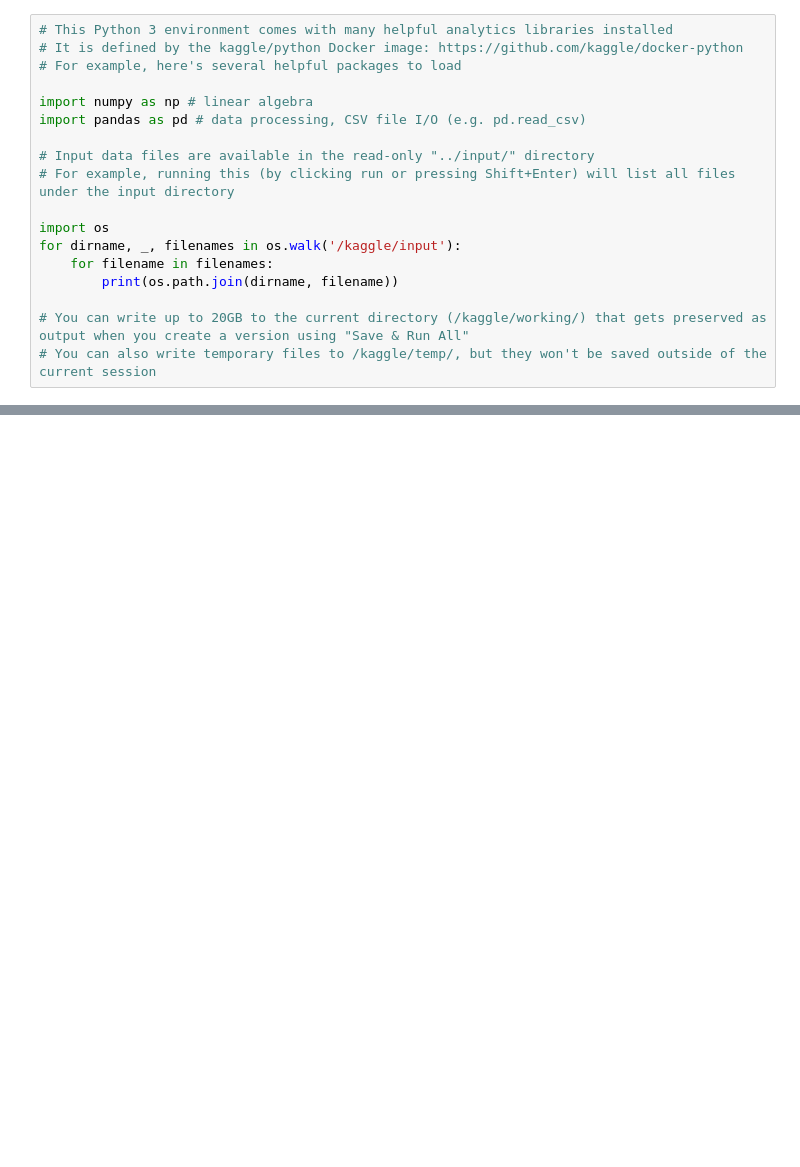
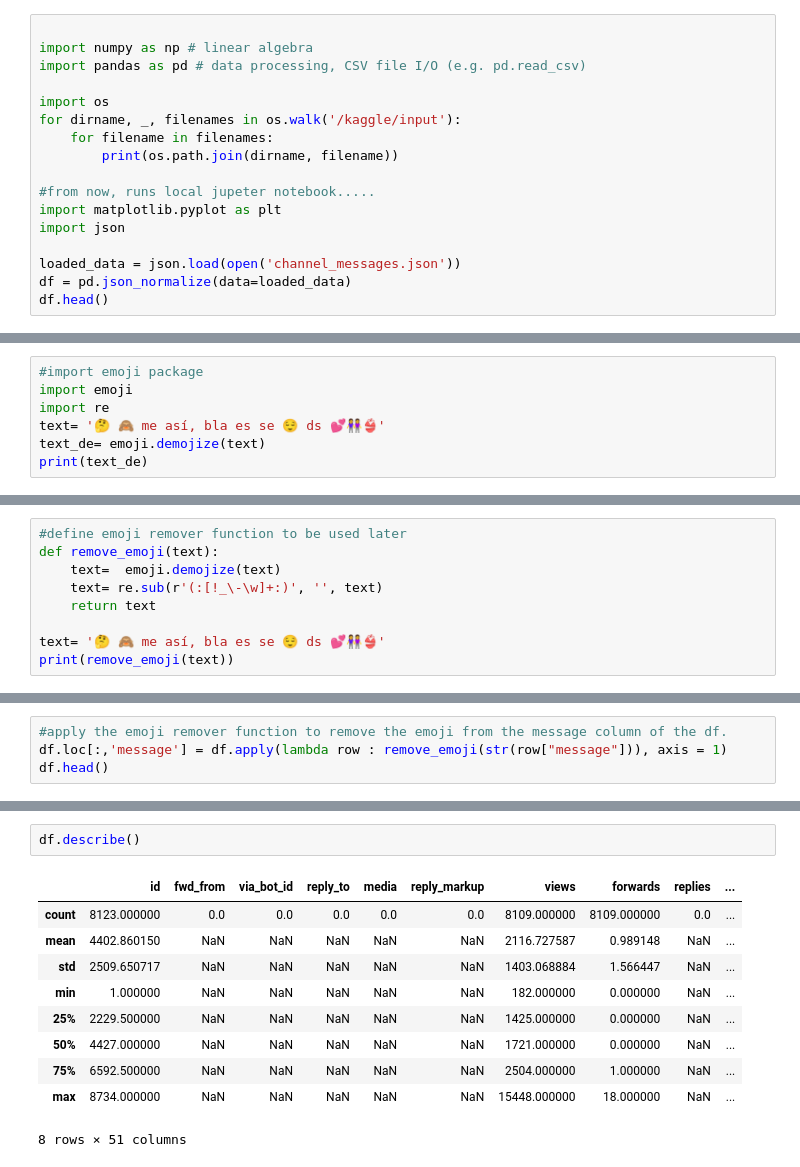
Before and after one commit to grzaini/House-Price-Analysis, a Jupyter notebook: zamin-data.ipynb, the cells around one changed output, grey strips where cells are left out. Cells and saved outputs as stored; diff of their text form; blank space fills up the shorter version.

```diff
--- a/zamin-data.ipynb
+++ b/zamin-data.ipynb
@@ -1,18 +1,17 @@
 # %%
-# This Python 3 environment comes with many helpful analytics libraries installed
-# It is defined by the kaggle/python Docker image: https://github.com/kaggle/docker-python
-# For example, here's several helpful packages to load
 
 import numpy as np # linear algebra
 import pandas as pd # data processing, CSV file I/O (e.g. pd.read_csv)
-
-# Input data files are available in the read-only "../input/" directory
-# For example, running this (by clicking run or pressing Shift+Enter) will list all files under the input directory
 
 import os
 for dirname, _, filenames in os.walk('/kaggle/input'):
     for filename in filenames:
         print(os.path.join(dirname, filename))
 
-# You can write up to 20GB to the current directory (/kaggle/working/) that gets preserved as output when you create a version using "Save & Run All"
-# You can also write temporary files to /kaggle/temp/, but they won't be saved outside of the current session
+#from now, runs local jupeter notebook.....
+import matplotlib.pyplot as plt
+import json
+
+loaded_data = json.load(open('channel_messages.json'))
+df = pd.json_normalize(data=loaded_data)
+df.head()
@@ -18,0 +26,7 @@ for dirname, _, filenames in os.walk('/kaggle/input'):
+# %%
+#import emoji package
+import emoji
+import re
+text= '🤔 🙈 me así, bla es se 😌 ds 💕👭👙'
+text_de= emoji.demojize(text)
+print(text_de)
@@ -18,0 +35,9 @@ for dirname, _, filenames in os.walk('/kaggle/input'):
+# %%
+#define emoji remover function to be used later
+def remove_emoji(text):
+    text=  emoji.demojize(text)
+    text= re.sub(r'(:[!_\-\w]+:)', '', text)
+    return text
+
+text= '🤔 🙈 me así, bla es se 😌 ds 💕👭👙'
+print(remove_emoji(text))
@@ -18,0 +46,4 @@ for dirname, _, filenames in os.walk('/kaggle/input'):
+# %%
+#apply the emoji remover function to remove the emoji from the message column of the df.
+df.loc[:,'message'] = df.apply(lambda row : remove_emoji(str(row["message"])), axis = 1)
+df.head()
@@ -18,0 +66,13 @@ for dirname, _, filenames in os.walk('/kaggle/input'):
+# %%
+df.describe()
+# %% [output]
+|  | id | fwd_from | via_bot_id | reply_to | media | reply_markup | views | forwards | replies | ... |
+| count | 8123.000000 | 0.0 | 0.0 | 0.0 | 0.0 | 0.0 | 8109.000000 | 8109.000000 | 0.0 | ... |
+| mean | 4402.860150 | NaN | NaN | NaN | NaN | NaN | 2116.727587 | 0.989148 | NaN | ... |
+| std | 2509.650717 | NaN | NaN | NaN | NaN | NaN | 1403.068884 | 1.566447 | NaN | ... |
+| min | 1.000000 | NaN | NaN | NaN | NaN | NaN | 182.000000 | 0.000000 | NaN | ... |
+| 25% | 2229.500000 | NaN | NaN | NaN | NaN | NaN | 1425.000000 | 0.000000 | NaN | ... |
+| 50% | 4427.000000 | NaN | NaN | NaN | NaN | NaN | 1721.000000 | 0.000000 | NaN | ... |
+| 75% | 6592.500000 | NaN | NaN | NaN | NaN | NaN | 2504.000000 | 1.000000 | NaN | ... |
+| max | 8734.000000 | NaN | NaN | NaN | NaN | NaN | 15448.000000 | 18.000000 | NaN | ... |
+8 rows × 51 columns
```
Also changed, not shown: parts of 7 cells of this notebook.
